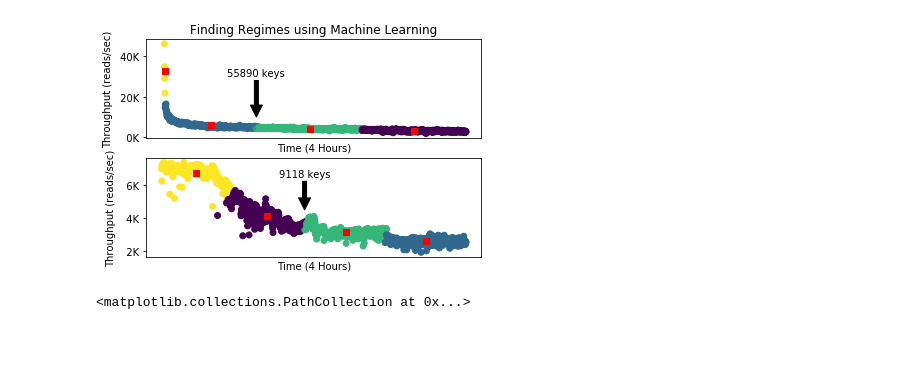
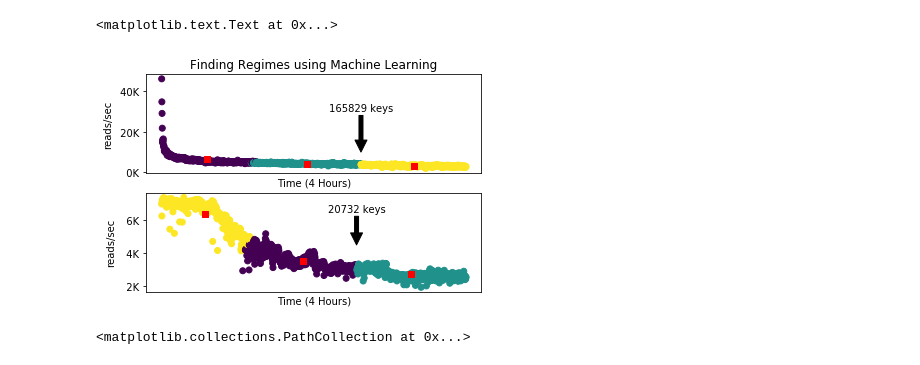
Before and after one commit to michaelsevilla/parsplice-popper, a Jupyter notebook: viz/viz-kmeans.ipynb, the cells around one changed output. Cells and saved outputs as stored; diff of their text form; code cells hidden in the pictures.

Commit message:
paper: finish ML section
Signed-off-by: Michael Sevilla <mikesevilla3@gmail.com>

```diff
--- a/viz/viz-kmeans.ipynb
+++ b/viz/viz-kmeans.ipynb
@@ -57,7 +57,7 @@ def plot_kmeans(ax, op, results, rank="1", label="", y=(3000, 1000)):
     f1 = df['ts'].astype(float) - shift
     f2 = df['cs'].astype(float)
     X=np.matrix(zip(f1, f2.fillna(0)))
-    kmeans = KMeans(n_clusters=4).fit(X)
+    kmeans = KMeans(n_clusters=3).fit(X)
     ax.scatter(f1, f2, label=label, c=kmeans.labels_)
     for c in kmeans.cluster_centers_:
         ax.scatter(c[0], c[1], color='red', marker='s')
@@ -79,38 +79,37 @@ def plot_kmeans(ax, op, results, rank="1", label="", y=(3000, 1000)):
             if len(seen) == 3:
                 begin = i
             elif len(seen) == 4:
                 end = i
                 break
     #print seen
     #print np.where(kmeans.labels_==begin)[0][0]
     #print np.where(kmeans.labels_==end)[0][0]
 
 
     # Memory Map Size
     keys = get_nth_val("DBMemoryMapSize", results, begin=np.where(kmeans.labels_==begin)[0][0])
     #print keys
     x = np.where(kmeans.labels_==begin)[0][0]
     #print "begin=" + str(x)
     ax.annotate(str(int(keys)) + " keys", xy=(x*10, y[1]), xytext=(x*10, y[0]),
                 arrowprops=dict(facecolor='black'), ha="center")
-    ax.set_ylabel("Throughput (reads/sec)")
+    ax.set_ylabel("reads/sec")
     ax.set_yticklabels(['{:3.0f}K'.format(yval/(1000)) for yval in ax.get_yticks()])
-
-
 
 fig, ax = plt.subplots(2, 1)#, figsize=(8, 4))
 d = "../experiments/baseline-trinitite/"
 plot_kmeans(ax[0], "DBMemoryGet", d+"nano-sepminima/scale-mantle-workers/scale-mantle-unlimited-71705",
            y=(30000, 10000))
 #plot_kmeans(ax[0], "DBMemoryGet", d+"nano-sepminima/scale-keyspace-trace/scale-workers-4-71541/", label="4N, 100K")
 #plot_kmeans(ax[1], "DBMemoryGet", d+"nano-sepminima/scale-keyspace-trace/scale-workers-4-71541/", label="1N, 100K")
 plot_kmeans(ax[1], "DBMemoryGet", d+"nano-sepminima/scale-keyspace-trace/scale-workers-1M-4-71537/",
             y=(6500, 4500))
 #plot_kmeans(ax[3], "DBMemoryGet", d+"nano-sepminima/scale-keyspace-trace/scale-workers-1M-1-71684", label="1N, 1M")
 ax[0].set_title("Finding Regimes using Machine Learning")
-fig.savefig("../paper/figures/futurework-regimes.png", bbox_inches='tight', dpi=400)
+#fig.savefig("../paper/figures/futurework-regimes.png", bbox_inches='tight', dpi=400)
 # %% [output]
+<matplotlib.text.Text at 0x...>
-[figure, old version]
+[figure, new version]
 # %%
 from sklearn.cluster import KMeans
 
```
Also changed, not shown: 7 other files.
